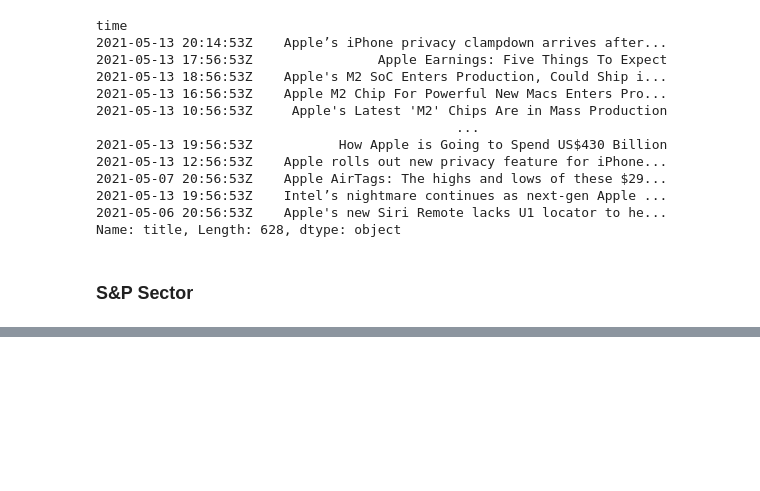
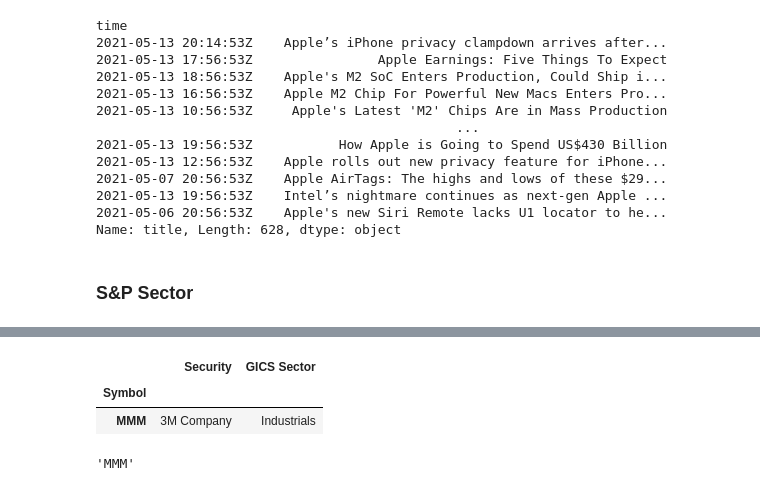
Before and after one commit to stAItuned/financial-sentiment-analysis, a Jupyter notebook: notebooks/yahoo_finance.ipynb, the cells around one changed output, grey strips where cells are left out. Cells and saved outputs as stored; diff of their text form; code cells hidden in the pictures; blank space fills up the shorter version.

```diff
--- a/notebooks/yahoo_finance.ipynb
+++ b/notebooks/yahoo_finance.ipynb
@@ -136,0 +159,11 @@ def get_sector(ticker):
+# %%
+l = ['3M Company','Abbott Laboratories']
+df_read[df_read['Security'] == l[0]]
+# %% [output]
+|  | Security | GICS Sector |
+| Symbol |  |  |
+| MMM | 3M Company | Industrials |
+# %%
+df_read[df_read['Security'] == '3M Company']['GICS Sector'].index[0]
+# %% [output]
+'MMM'
```
Also changed, not shown: parts of 7 cells of this notebook.
